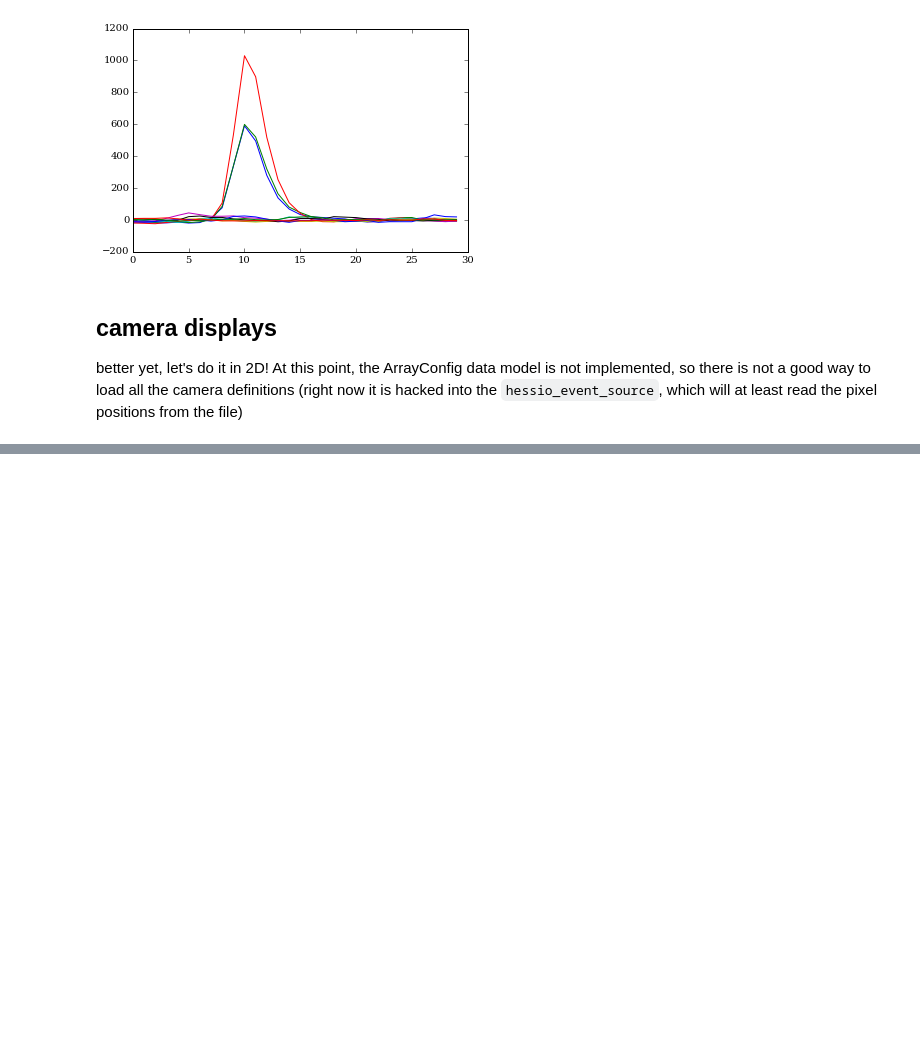
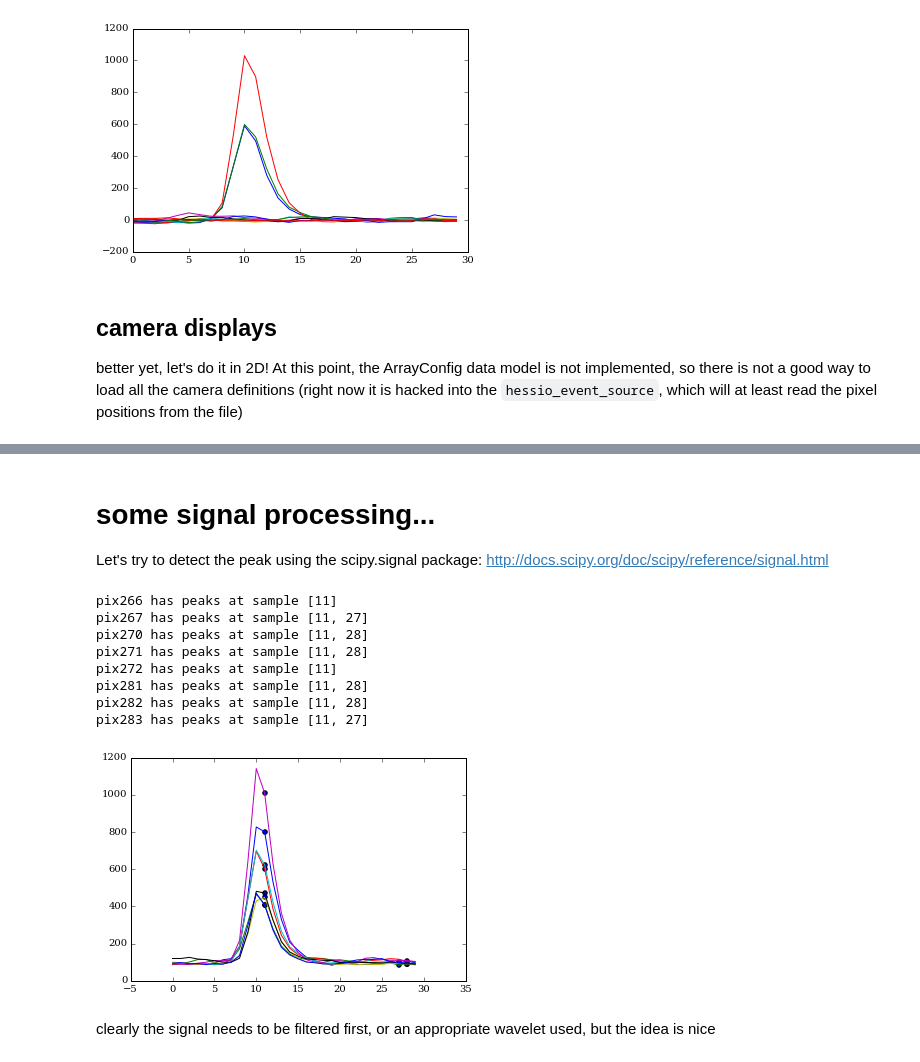
Before and after one commit to cta-observatory/ctapipe, a Jupyter notebook: examples/notebooks/raw_data_exploration.ipynb, the cells around one changed output, grey strips where cells are left out. Drawn from its saved outputs; the diff is of its cells as text; code cells hidden in the pictures; blank space fills up the shorter version.

```diff
--- a/examples/notebooks/raw_data_exploration.ipynb
+++ b/examples/notebooks/raw_data_exploration.ipynb
@@ -165,0 +187,5 @@ It looks like a nice signal! We have plotted our pedestal-subtracted trace integ
+# %% [markdown]
+# some signal processing...
+
+Let's try to detect the peak using the scipy.signal package:
+http://docs.scipy.org/doc/scipy/reference/signal.html
@@ -165,0 +195,23 @@ It looks like a nice signal! We have plotted our pedestal-subtracted trace integ
+# %%
+pix_ids = np.arange(len(data))
+has_signal = sums > 300
+
+widths = np.array([8,]) # peak widths to search for (let's fix it at 8 samples, about the width of the peak)
+peaks = [signal.find_peaks_cwt(trace,widths) for trace in data[has_signal] ]
+
+for p,s in zip(pix_ids[has_signal],peak):
+    print("pix{} has peaks at sample {}".format(p,s))
+    plt.plot(data[p])
+    plt.scatter(s,data[p,s])
+# %% [output]
+pix266 has peaks at sample [11]
+pix267 has peaks at sample [11, 27]
+pix270 has peaks at sample [11, 28]
+pix271 has peaks at sample [11, 28]
+pix272 has peaks at sample [11]
+pix281 has peaks at sample [11, 28]
+pix282 has peaks at sample [11, 28]
+pix283 has peaks at sample [11, 27]
+[figure, added]
+# %% [markdown]
+clearly the signal needs to be filtered first, or an appropriate wavelet used, but the idea is nice
```
Also changed, not shown: parts of 4 cells of this notebook.
